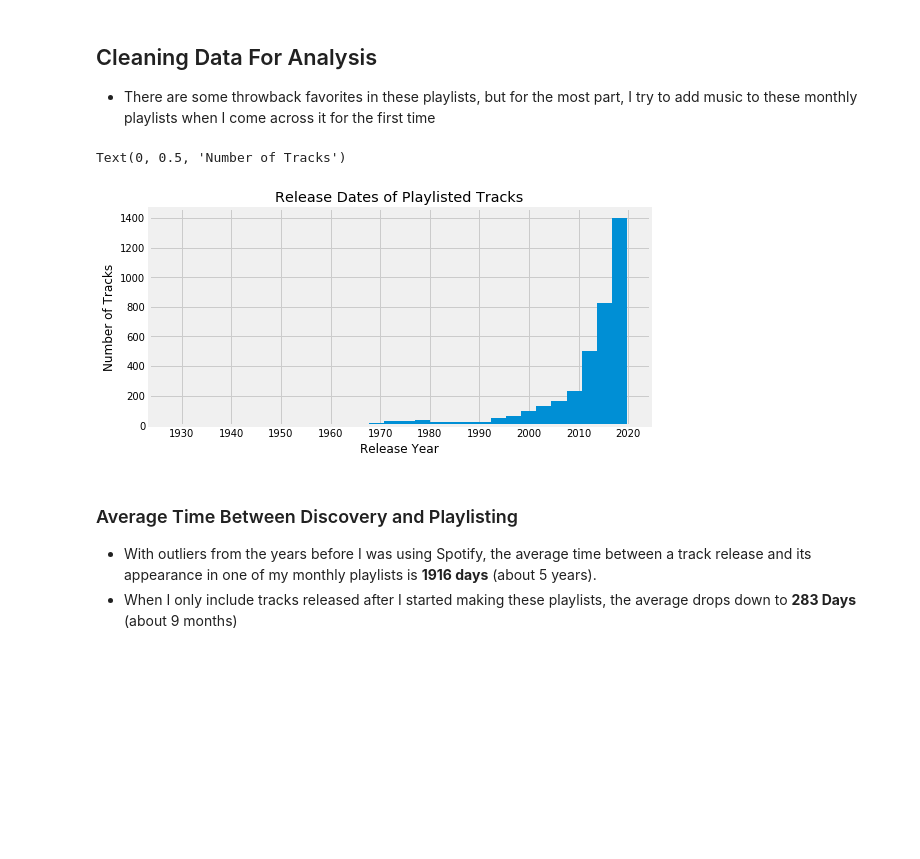
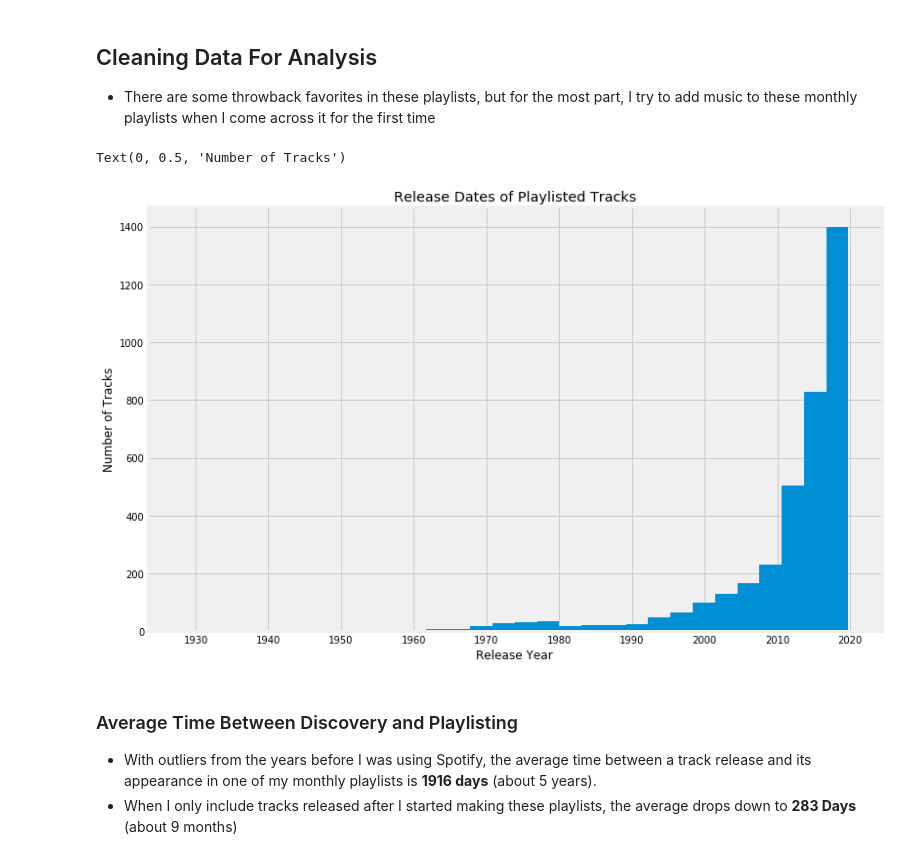
Before and after one commit to 2116kbps/artist-popularity-eda, a Jupyter notebook: Artist Popularity EDA.ipynb, the cells around one changed output. Cells and saved outputs as stored; diff of their text form; code cells hidden in the pictures; blank space fills up the shorter version.

```diff
--- a/Artist Popularity EDA.ipynb
+++ b/Artist Popularity EDA.ipynb
@@ -127,13 +127,13 @@ Text(0, 0.5, 'Popularity')
 ## Cleaning Data For Analysis
 * There are some throwback favorites in these playlists, but for the most part, I try to add music to these monthly playlists when I come across it for the first time
 # %%
-mps_df['Release Date'].astype('datetime64').hist(bins=30,figsize=(8,4))
+mps_df['Release Date'].astype('datetime64').hist(bins=30,figsize=(12,8))
 plt.title("Release Dates of Playlisted Tracks")
 plt.xlabel("Release Year")
 plt.ylabel("Number of Tracks")
 # %% [output]
 Text(0, 0.5, 'Number of Tracks')
-[figure, old version]
+[figure, new version]
 # %% [markdown]
 ### Average Time Between Discovery and Playlisting
 * With outliers from the years before I was using Spotify, the average time between a track release and its appearance in one of my monthly playlists is **1916 days** (about 5 years).
```
Also changed, not shown: parts of 17 cells of this notebook.
